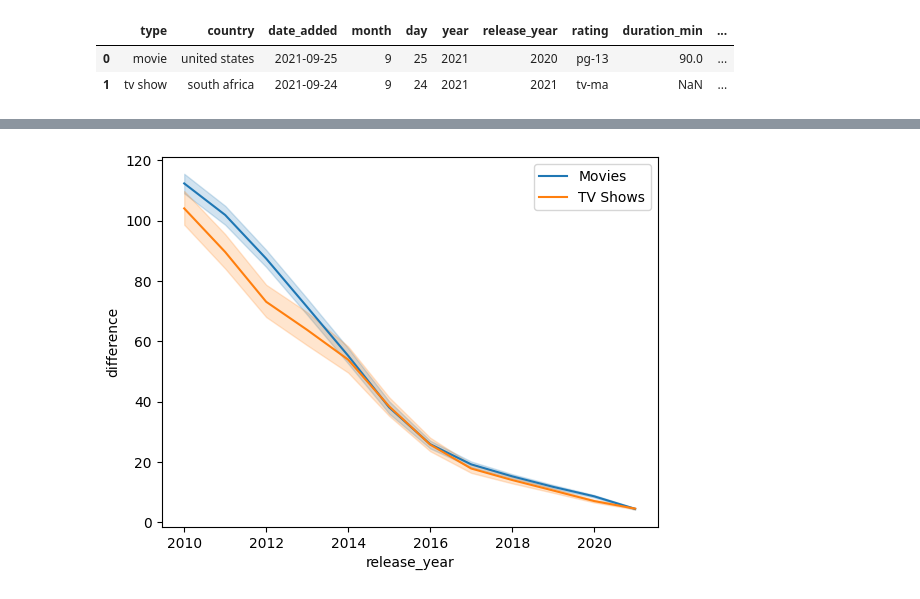
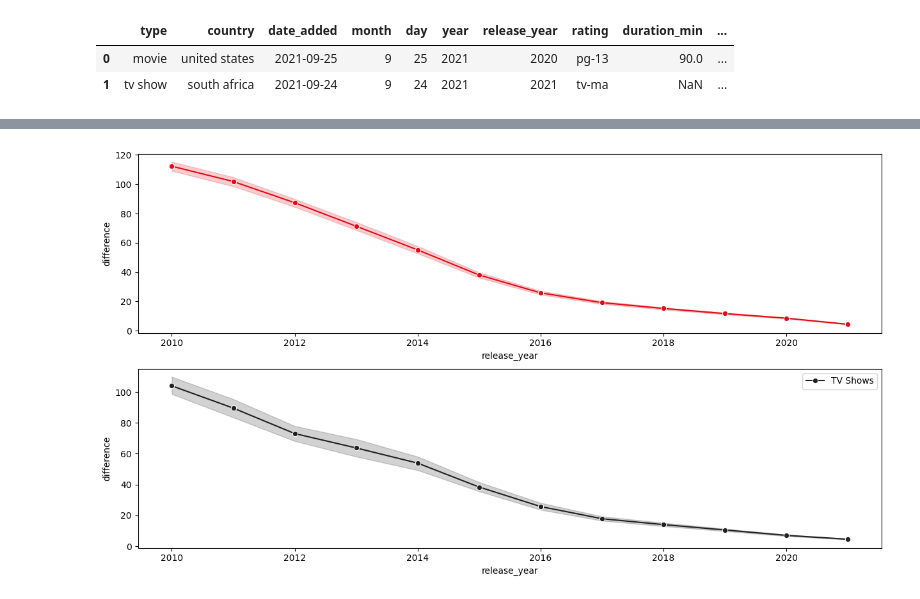
Before and after one commit to RickyMiura/Netflix-Hulu-EDA, a Jupyter notebook: plotting_gopi.ipynb, the cells around one changed output, grey strips where cells are left out. Saved outputs shown, nothing was run; the diff lists cells and outputs as text; code cells hidden in the pictures.

```diff
--- a/plotting_gopi.ipynb
+++ b/plotting_gopi.ipynb
@@ -42,13 +25,3 @@ dtype: object
-# %%
-# calculate the difference in months
-# https://stackoverflow.com/questions/4039879/best-way-to-find-the-months-between-two-dates
-data['date_added'] = pd.to_datetime(data['date_added'], format='%Y-%m-%d')
-
-def diff_month(d1, d2):
-    return (d1.year - d2.year) * 12 + d1.month - d2.month
-
-# create 'difference' in months
-data['difference'] = data.apply(lambda row: diff_month(row['date_added'], datetime(row['release_year'], 1, 1)), axis=1)
 # %%
 movies = data[data['type']=='movie'].copy()
 tvshows = data[data['type']=='tv show'].copy()
@@ -64,7 +28,8 @@ movies[movies['release_year']==2020].head(5)
 # %%
-sns.lineplot(x=movies['release_year'], y=movies['difference'], label='Movies')
-sns.lineplot(x=tvshows['release_year'], y=tvshows['difference'], label='TV Shows')
+fig, ax = plt.subplots(2,1, figsize=(15,8))
+sns.lineplot(ax=ax[0], data=movies, x='release_year', y='difference', color="#E50914", marker='o')
+sns.lineplot(ax=ax[1], x=tvshows['release_year'], y=tvshows['difference'], label='TV Shows', color="#221F1F", marker='o')
 plt.legend()
 plt.show()
 # %% [output]
-[figure, old version]
+[figure, new version]
```
Also changed, not shown: parts of 4 cells of this notebook, 4 other files.
